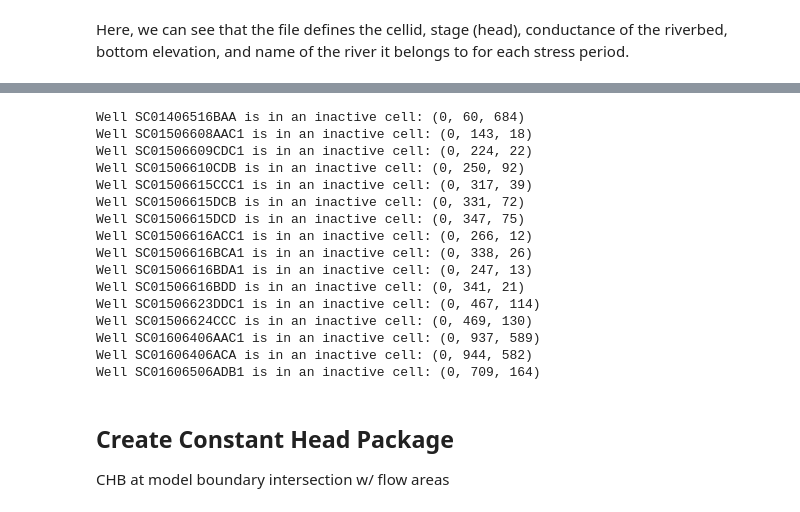
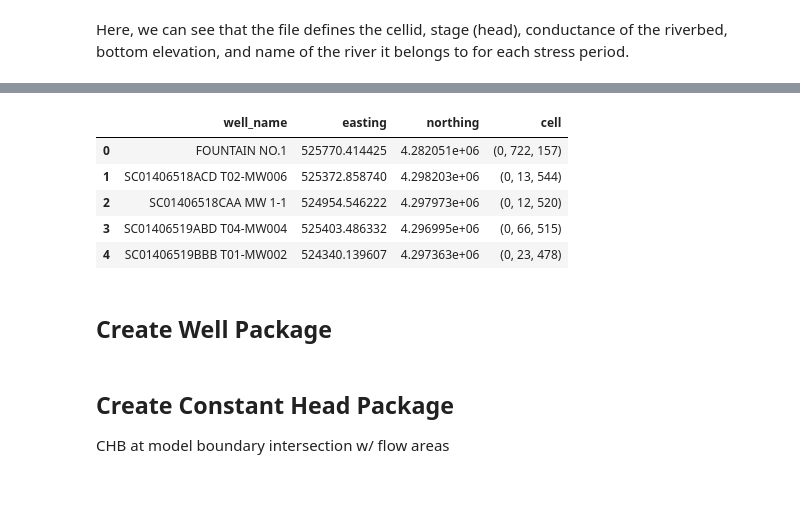
Before and after one commit to jackplogan33/peterson-modflow, a Jupyter notebook: notebooks/01-flow-model.ipynb, the cells around one changed output, grey strips where cells are left out. Saved outputs shown, nothing was run; the diff lists cells and outputs as text; code cells hidden in the pictures.

Commit message:
add well package to flow model

```diff
--- a/notebooks/01-flow-model.ipynb
+++ b/notebooks/01-flow-model.ipynb
@@ -444,45 +372,0 @@ for file_name in os.listdir(well_dir):
-# %%
-from shapely.geometry import Point
-from flopy.utils.gridintersect import GridIntersect
-
-# Initialize GridIntersect for the model grid
-grid_intersect = GridIntersect(gwf.modelgrid)
-
-# Add cell indices to well data
-for well in well_data:
-    easting, northing = well['easting'], well['northing']
-    point = Point(easting, northing)  # Create a Shapely Point object
-
-    # Use GridIntersect to find the intersected cell
-    cell = grid_intersect.intersect(point)
-
-    if cell.size > 0:  # Ensure at least one intersected cell is found
-        # Extract the cell's row and column indices
-        layer, row, col = 0, cell.cellids[0][0], cell.cellids[0][1]  # Layer is hardcoded to 0 here
-
-        # Check if the cell is in the valid domain
-        if idomain[row, col] == 1:  # Active cell check
-            well['cell'] = (layer, row, col)
-        else:
-            well['cell'] = None  # Mark wells outside the valid domain
-            print(f"Well {well['well_name']} is in an inactive cell: ({layer}, {row}, {col})")
-    else:
-        well['cell'] = None  # Mark wells outside the model domain
-        print(f"Well {well['well_name']} is outside the model domain.")
-# %% [output]
-Well SC01406516BAA is in an inactive cell: (0, 60, 684)
-Well SC01506608AAC1 is in an inactive cell: (0, 143, 18)
-Well SC01506609CDC1 is in an inactive cell: (0, 224, 22)
-Well SC01506610CDB is in an inactive cell: (0, 250, 92)
-Well SC01506615CCC1 is in an inactive cell: (0, 317, 39)
-Well SC01506615DCB is in an inactive cell: (0, 331, 72)
-Well SC01506615DCD is in an inactive cell: (0, 347, 75)
-Well SC01506616ACC1 is in an inactive cell: (0, 266, 12)
-Well SC01506616BCA1 is in an inactive cell: (0, 338, 26)
-Well SC01506616BDA1 is in an inactive cell: (0, 247, 13)
-Well SC01506616BDD is in an inactive cell: (0, 341, 21)
-Well SC01506623DDC1 is in an inactive cell: (0, 467, 114)
-Well SC01506624CCC is in an inactive cell: (0, 469, 130)
-Well SC01606406AAC1 is in an inactive cell: (0, 937, 589)
-Well SC01606406ACA is in an inactive cell: (0, 944, 582)
-Well SC01606506ADB1 is in an inactive cell: (0, 709, 164)
@@ -522,0 +373,14 @@ obs_package = flopy.mf6.ModflowUtlobs(
+# %%
+obs_wells = pd.read_csv('../input-files/data-files/flow-obs-wells.csv')
+
+# Cell id loads in as STR, need it as a TUPLE. This fixes that issue
+obs_wells['cell'] = obs_wells['cell'].apply(ast.literal_eval)
+
+obs_wells.head()
+# %% [output]
+|  | well_name | easting | northing | cell |
+| 0 | FOUNTAIN NO.1 | 525770.414425 | 4.282051e+06 | (0, 722, 157) |
+| 1 | SC01406518ACD T02-MW006 | 525372.858740 | 4.298203e+06 | (0, 13, 544) |
+| 2 | SC01406518CAA MW 1-1 | 524954.546222 | 4.297973e+06 | (0, 12, 520) |
+| 3 | SC01406519ABD T04-MW004 | 525403.486332 | 4.296995e+06 | (0, 66, 515) |
+| 4 | SC01406519BBB T01-MW002 | 524340.139607 | 4.297363e+06 | (0, 23, 478) |
@@ -522,0 +402,2 @@ obs_package = flopy.mf6.ModflowUtlobs(
+# %% [markdown]
+## Create Well Package
```
Also changed, not shown: parts of 28 cells of this notebook, 2 other files.
